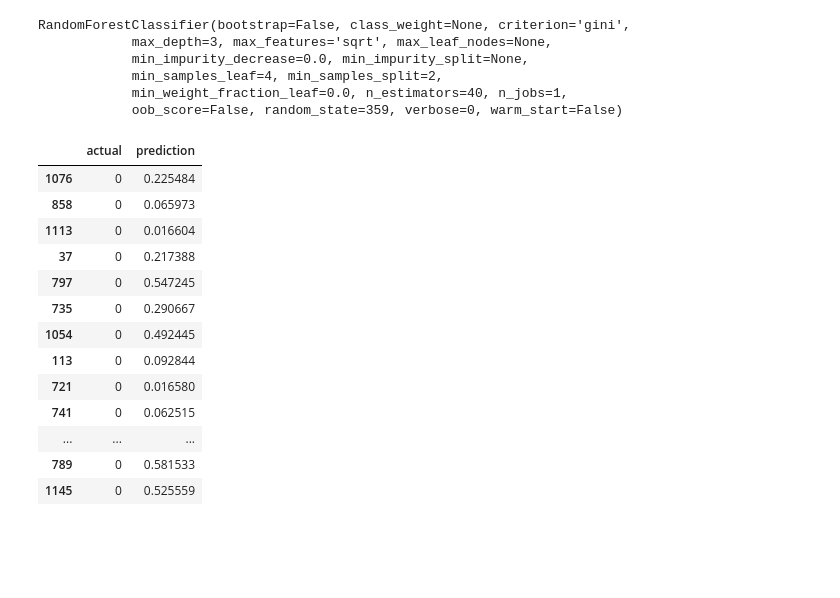
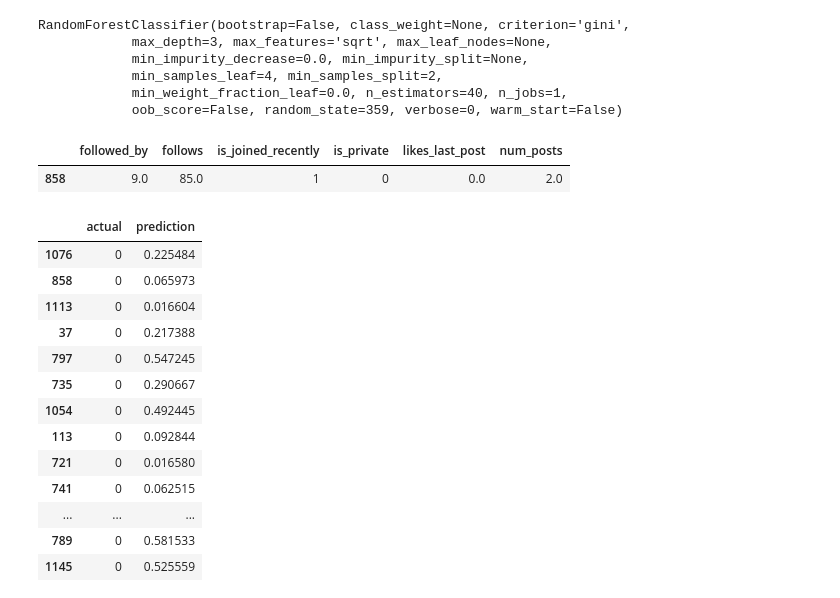
Before and after one commit to liyingli0818/instagram_account_type_predictor, a Jupyter notebook: fcc_model.ipynb, the cells around one changed output. Drawn from its saved outputs; the diff is of its cells as text; code cells hidden in the pictures; blank space fills up the shorter version.

```diff
--- a/fcc_model.ipynb
+++ b/fcc_model.ipynb
@@ -278,3 +287,8 @@ y_pred_best = best_rf_model.predict_proba(X_test)[:, 1]
+# %%
+X_test.iloc[1:2]
+# %% [output]
+|  | followed_by | follows | is_joined_recently | is_private | likes_last_post | num_posts |
+| 858 | 9.0 | 85.0 | 1 | 0 | 0.0 | 2.0 |
 # %%
 y_test_pred2 = pd.DataFrame({'actual':y_test,'prediction':y_pred_best})
 y_test_pred_filtered2 = y_test_pred2[y_test_pred2['actual']== 0]
```
Also changed, not shown: parts of 8 cells of this notebook, 3 other files.
